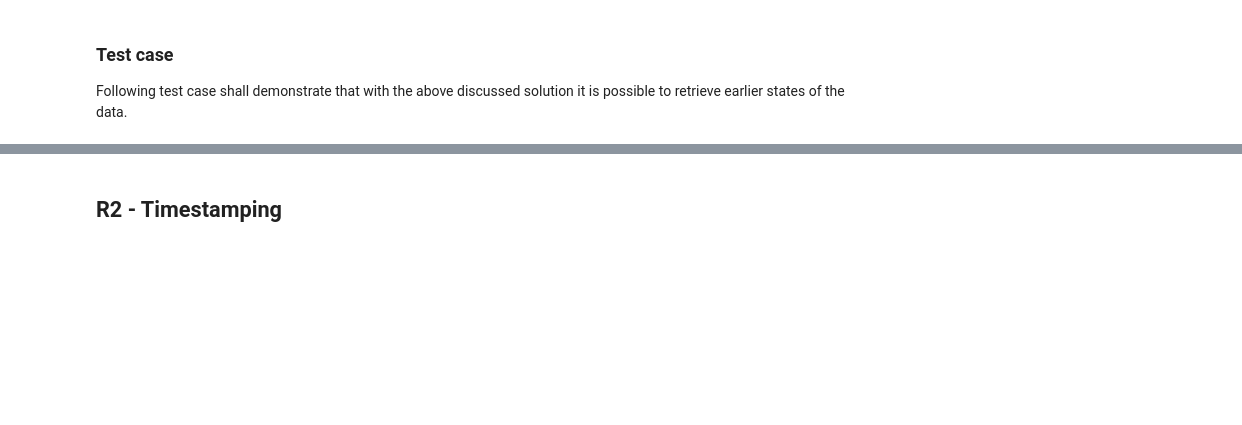
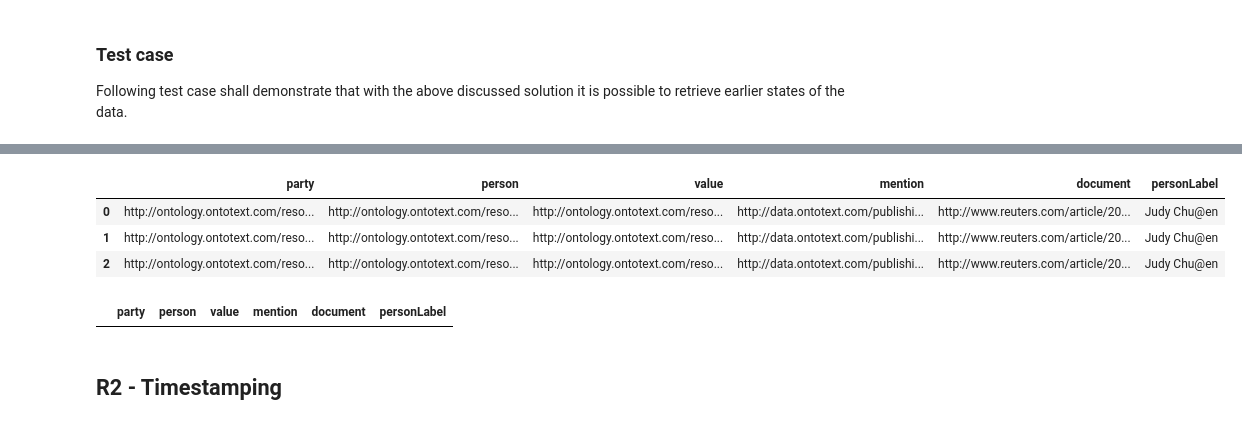
Before and after one commit to GreenfishK/DataCitation, a Jupyter notebook: Citation example.ipynb, the cells around one changed output, grey strips where cells are left out. Drawn from its saved outputs; the diff is of its cells as text; code cells hidden in the pictures; blank space fills up the shorter version.

Commit message:
Added versioning examples with different timestamps

```diff
--- a/Citation example.ipynb
+++ b/Citation example.ipynb
@@ -82,3 +86,22 @@ URLError: <urlopen error [Errno 111] Connection refused>
+# %%
+# Timestamp 2 > timestamp 1
+vieTZObject = timezone(timedelta(hours=2))
+timestamp = datetime(2020, 10, 4, 18, 11, 21, 941000, vieTZObject)
+df = citing.get_data_at_timestamp(original_query,timestamp, prefixes)
+df
+# %% [output]
+|  | party | person | value | mention | document | personLabel |
+| 0 | http://ontology.ontotext.com/reso... | http://ontology.ontotext.com/reso... | http://ontology.ontotext.com/reso... | http://data.ontotext.com/publishi... | http://www.reuters.com/article/20... | Judy Chu@en |
+| 1 | http://ontology.ontotext.com/reso... | http://ontology.ontotext.com/reso... | http://ontology.ontotext.com/reso... | http://data.ontotext.com/publishi... | http://www.reuters.com/article/20... | Judy Chu@en |
+| 2 | http://ontology.ontotext.com/reso... | http://ontology.ontotext.com/reso... | http://ontology.ontotext.com/reso... | http://data.ontotext.com/publishi... | http://www.reuters.com/article/20... | Judy Chu@en |
+# %%
+# Timestamp 3 > timestamp 2
+vieTZObject = timezone(timedelta(hours=2))
+timestamp = datetime(2020, 10, 5, 18, 11, 21, 941000, vieTZObject)
+df = citing.get_data_at_timestamp(original_query,timestamp, prefixes)
+df
+# %% [output]
+|  | party | person | value | mention | document | personLabel |
 # %% [markdown]
 ## R2 - Timestamping
 # %% [markdown]
```
Also changed, not shown: parts of 1 cell of this notebook.
